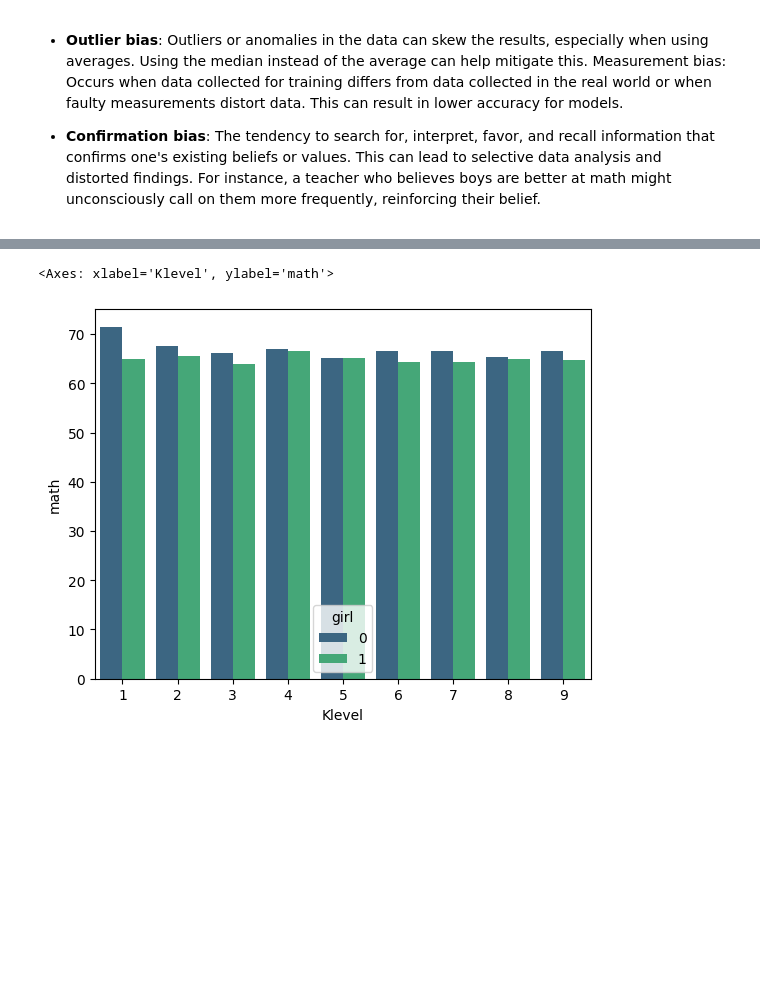
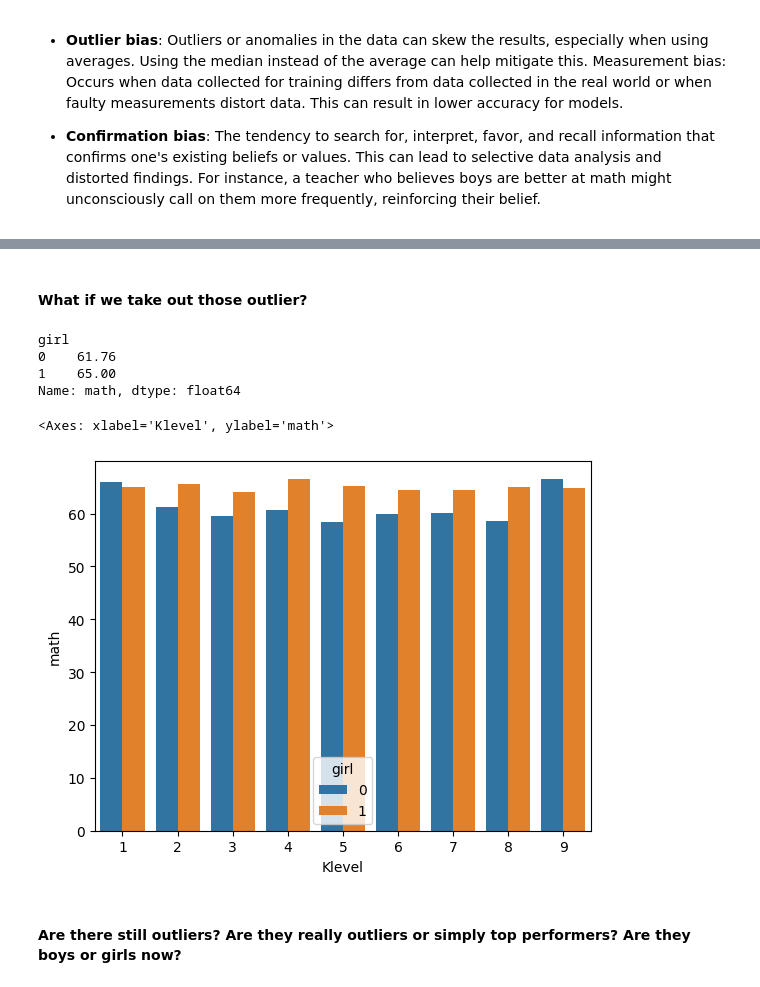
Before and after one commit to lcbjrrr/algojust, a Jupyter notebook: NB01_confirmation_outlier.ipynb, the cells around one changed output, grey strips where cells are left out. Saved outputs shown, nothing was run; the diff lists cells and outputs as text; code cells hidden in the pictures; blank space fills up the shorter version.

```diff
--- a/NB01_confirmation_outlier.ipynb
+++ b/NB01_confirmation_outlier.ipynb
@@ -41,10 +48,21 @@ sns.boxplot(data=df , x='Klevel',y='math', hue='girl')
+# %% [markdown]
+#### What if we take out those outlier?
+# %%
+dfo=pd.read_csv('https://raw.githubusercontent.com/lcbjrrr/algojust/refs/heads/main/Classes%20-%20outs.csv')
+dfo.head()
+math_perf = dfo.groupby(['girl'])['math'].mean()
+print(math_perf)
+# %% [output]
+girl
+0    61.76
+1    65.00
+Name: math, dtype: float64
 # %%
-df=pd.read_csv('Classes - alls.csv')
-
-math_performance = df.groupby(['Klevel', 'girl'])['math'].mean().reset_index()
-
-sns.barplot(data=math_performance, x='Klevel', y='math', hue='girl', palette='viridis')
+math_performance = dfo.groupby(['Klevel', 'girl'])['math'].mean().reset_index()
+sns.barplot(data=math_performance, x='Klevel', y='math', hue='girl')
 # %% [output]
 <Axes: xlabel='Klevel', ylabel='math'>
-[figure, old version]
+[figure, new version]
+# %% [markdown]
+#### Are there still outliers? Are they really outliers or simply top performers? Are they boys or girls now?
 # %%
```
Also changed, not shown: parts of 8 cells of this notebook.
